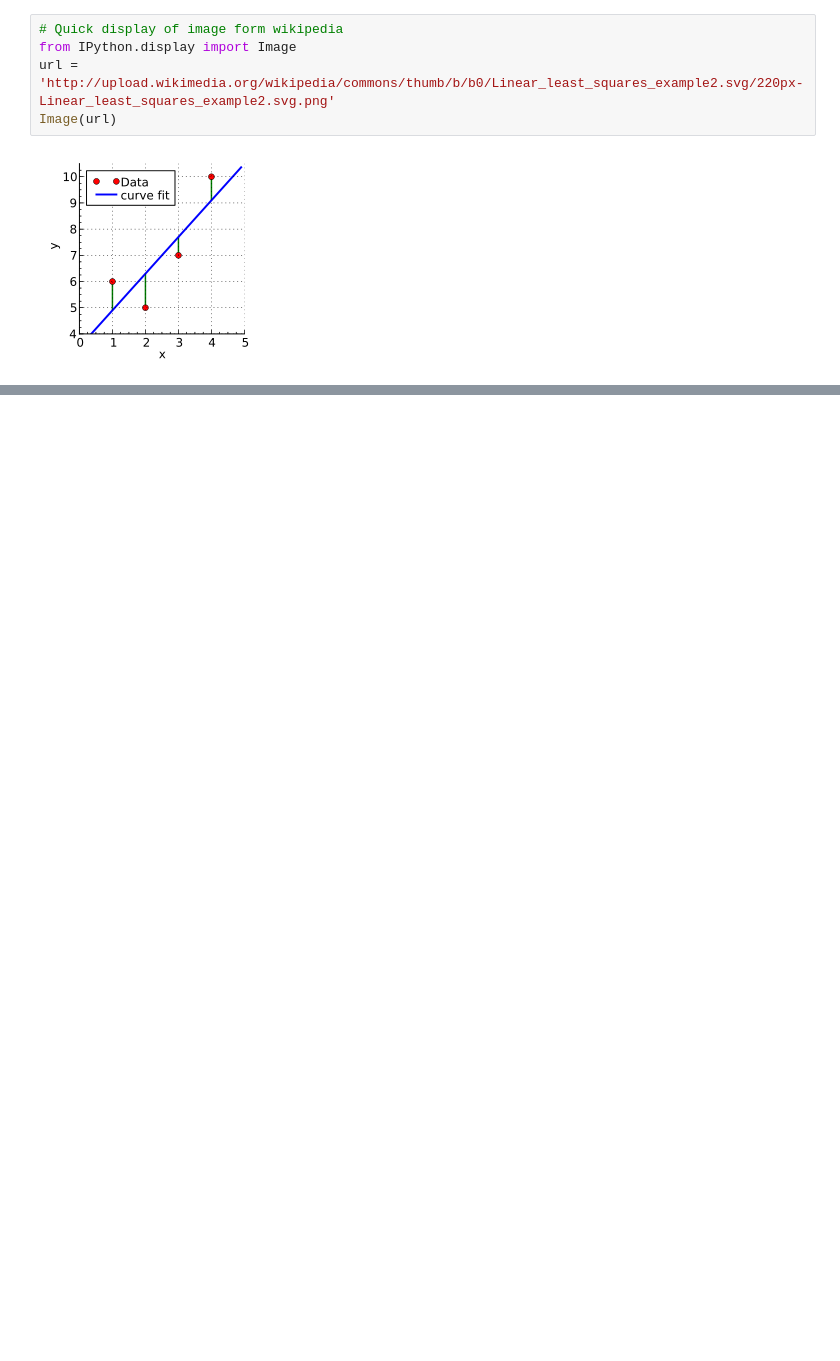
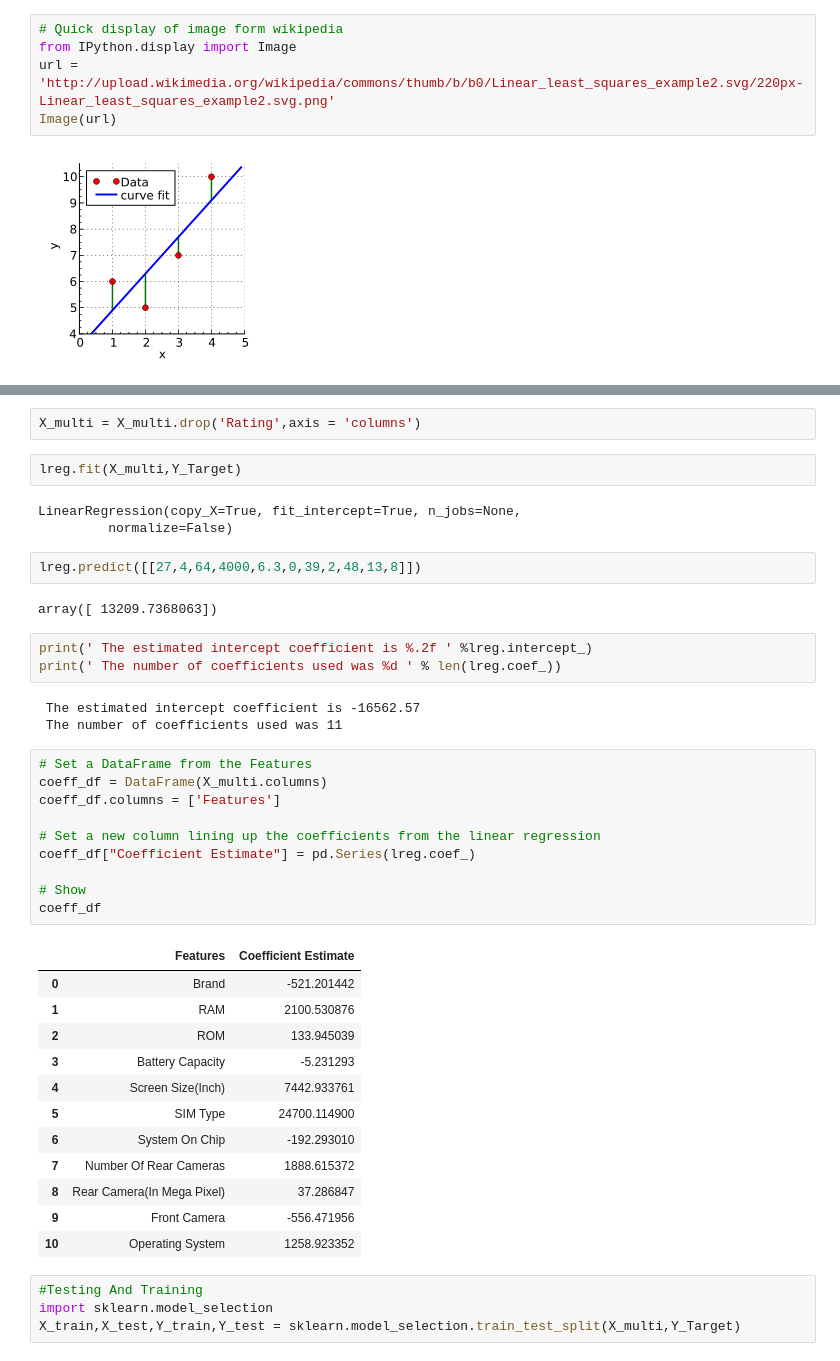
Before and after one commit to sukumarandurai/Data-Science, a Jupyter notebook: Smartphones/Smartphone Price Prediction.ipynb, the cells around one changed output, grey strips where cells are left out. Cells and saved outputs as stored; diff of their text form; blank space fills up the shorter version.

```diff
--- a/Smartphones/Smartphone Price Prediction.ipynb
+++ b/Smartphones/Smartphone Price Prediction.ipynb
@@ -256,0 +254,44 @@ plt.plot(smartphones.Brand,smartphones.Price,'o')
+# %%
+X_multi = X_multi.drop('Rating',axis = 'columns')
+# %%
+lreg.fit(X_multi,Y_Target)
+# %% [output]
+LinearRegression(copy_X=True, fit_intercept=True, n_jobs=None,
+         normalize=False)
+# %%
+lreg.predict([[27,4,64,4000,6.3,0,39,2,48,13,8]])
+# %% [output]
+array([ 13209.7368063])
+# %%
+print(' The estimated intercept coefficient is %.2f ' %lreg.intercept_)
+print(' The number of coefficients used was %d ' % len(lreg.coef_))
+# %% [output]
+ The estimated intercept coefficient is -16562.57
+ The number of coefficients used was 11
+# %%
+# Set a DataFrame from the Features
+coeff_df = DataFrame(X_multi.columns)
+coeff_df.columns = ['Features']
+
+# Set a new column lining up the coefficients from the linear regression
+coeff_df["Coefficient Estimate"] = pd.Series(lreg.coef_)
+
+# Show
+coeff_df
+# %% [output]
+|  | Features | Coefficient Estimate |
+| 0 | Brand | -521.201442 |
+| 1 | RAM | 2100.530876 |
+| 2 | ROM | 133.945039 |
+| 3 | Battery Capacity | -5.231293 |
+| 4 | Screen Size(Inch) | 7442.933761 |
+| 5 | SIM Type | 24700.114900 |
+| 6 | System On Chip | -192.293010 |
+| 7 | Number Of Rear Cameras | 1888.615372 |
+| 8 | Rear Camera(In Mega Pixel) | 37.286847 |
+| 9 | Front Camera | -556.471956 |
+| 10 | Operating System | 1258.923352 |
+# %%
+#Testing And Training
+import sklearn.model_selection
+X_train,X_test,Y_train,Y_test = sklearn.model_selection.train_test_split(X_multi,Y_Target)
```
Also changed, not shown: parts of 17 cells of this notebook.
